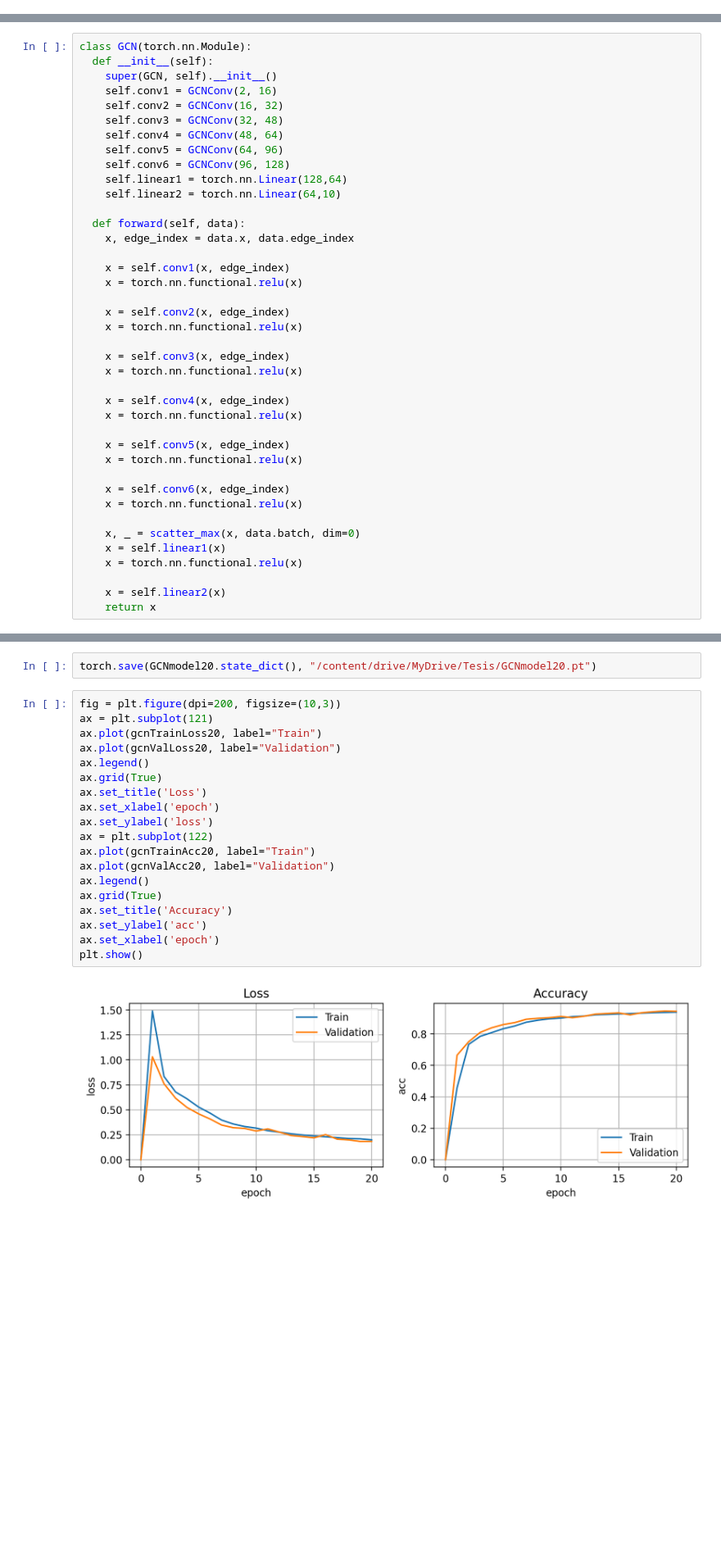
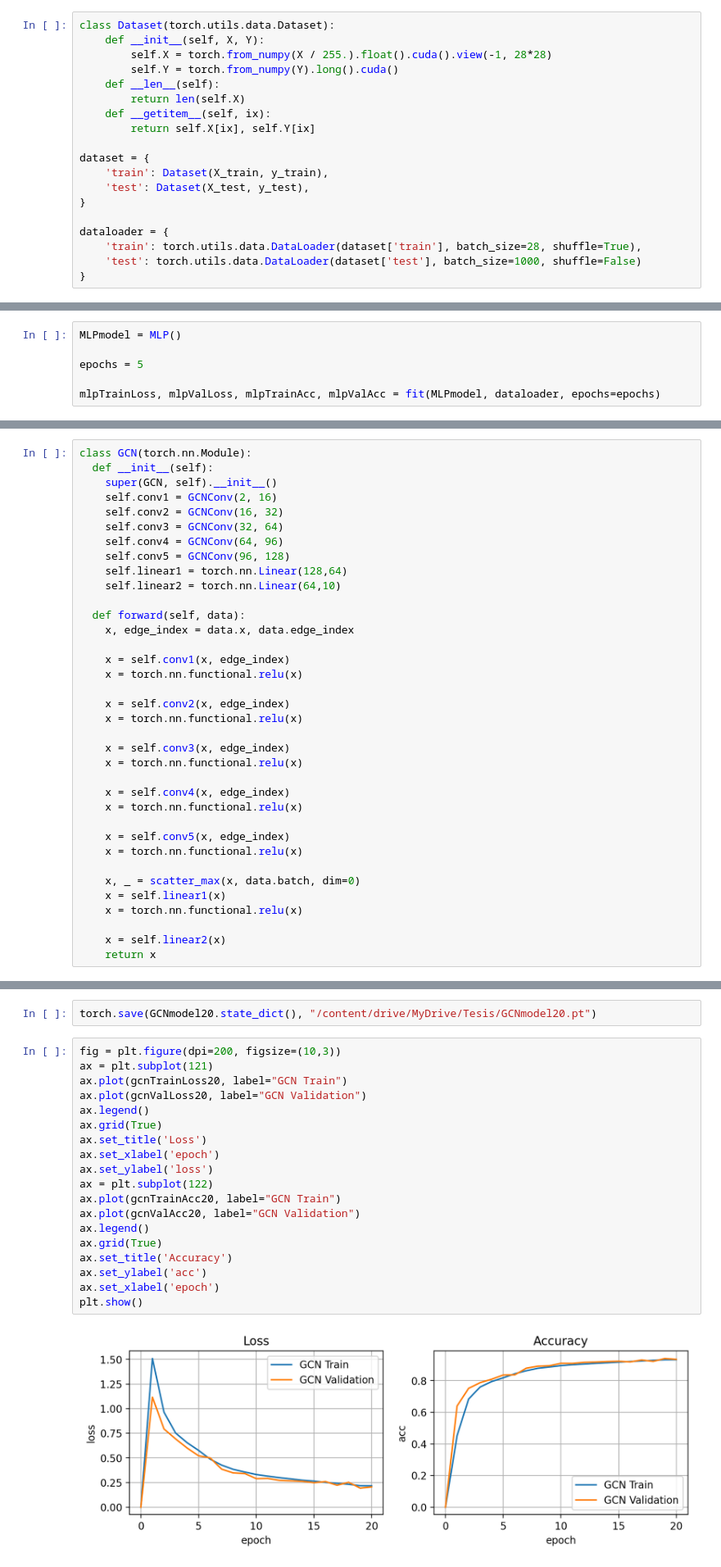
Before and after one commit to jesusmiguel123/Tesis, a Jupyter notebook: Tesis.ipynb, the cells around one changed output, grey strips where cells are left out. Shown: that part at 82% size. Cells and saved outputs as stored; diff of their text form; blank space fills up the shorter version.

```diff
--- a/Tesis.ipynb
+++ b/Tesis.ipynb
@@ -41,0 +69,19 @@ device = 'cuda' if torch.cuda.is_available() else 'cpu'
+# %%
+class Dataset(torch.utils.data.Dataset):
+    def __init__(self, X, Y):
+        self.X = torch.from_numpy(X / 255.).float().cuda().view(-1, 28*28)
+        self.Y = torch.from_numpy(Y).long().cuda()
+    def __len__(self):
+        return len(self.X)
+    def __getitem__(self, ix):
+        return self.X[ix], self.Y[ix]
+
+dataset = {
+    'train': Dataset(X_train, y_train),
+    'test': Dataset(X_test, y_test),
+}
+
+dataloader = {
+    'train': torch.utils.data.DataLoader(dataset['train'], batch_size=28, shuffle=True),
+    'test': torch.utils.data.DataLoader(dataset['test'], batch_size=1000, shuffle=False)
+}
@@ -41,0 +146,6 @@ device = 'cuda' if torch.cuda.is_available() else 'cpu'
+# %%
+MLPmodel = MLP()
+
+epochs = 5
+
+mlpTrainLoss, mlpValLoss, mlpTrainAcc, mlpValAcc = fit(MLPmodel, dataloader, epochs=epochs)
@@ -252,10 +395,9 @@ class GCN(torch.nn.Module):
     super(GCN, self).__init__()
     self.conv1 = GCNConv(2, 16)
     self.conv2 = GCNConv(16, 32)
-    self.conv3 = GCNConv(32, 48)
-    self.conv4 = GCNConv(48, 64)
-    self.conv5 = GCNConv(64, 96)
-    self.conv6 = GCNConv(96, 128)
+    self.conv3 = GCNConv(32, 64)
+    self.conv4 = GCNConv(64, 96)
+    self.conv5 = GCNConv(96, 128)
     self.linear1 = torch.nn.Linear(128,64)
     self.linear2 = torch.nn.Linear(64,10)
 
@@ -277,9 +419,6 @@ class GCN(torch.nn.Module):
     x = self.conv5(x, edge_index)
     x = torch.nn.functional.relu(x)
 
-    x = self.conv6(x, edge_index)
-    x = torch.nn.functional.relu(x)
-
     x, _ = scatter_max(x, data.batch, dim=0)
     x = self.linear1(x)
     x = torch.nn.functional.relu(x)
@@ -425,21 +568,21 @@ torch.save(GCNmodel20.state_dict(), "/content/drive/MyDrive/Tesis/GCNmodel20.pt"
 # %%
 fig = plt.figure(dpi=200, figsize=(10,3))
 ax = plt.subplot(121)
-ax.plot(gcnTrainLoss20, label="Train")
-ax.plot(gcnValLoss20, label="Validation")
+ax.plot(gcnTrainLoss20, label="GCN Train")
+ax.plot(gcnValLoss20, label="GCN Validation")
 ax.legend()
 ax.grid(True)
 ax.set_title('Loss')
 ax.set_xlabel('epoch')
 ax.set_ylabel('loss')
 ax = plt.subplot(122)
-ax.plot(gcnTrainAcc20, label="Train")
-ax.plot(gcnValAcc20, label="Validation")
+ax.plot(gcnTrainAcc20, label="GCN Train")
+ax.plot(gcnValAcc20, label="GCN Validation")
 ax.legend()
 ax.grid(True)
 ax.set_title('Accuracy')
 ax.set_ylabel('acc')
 ax.set_xlabel('epoch')
 plt.show()
 # %% [output]
-[figure, old version]
+[figure, new version]
```
Also changed, not shown: parts of 15 cells of this notebook, 8 other files.
